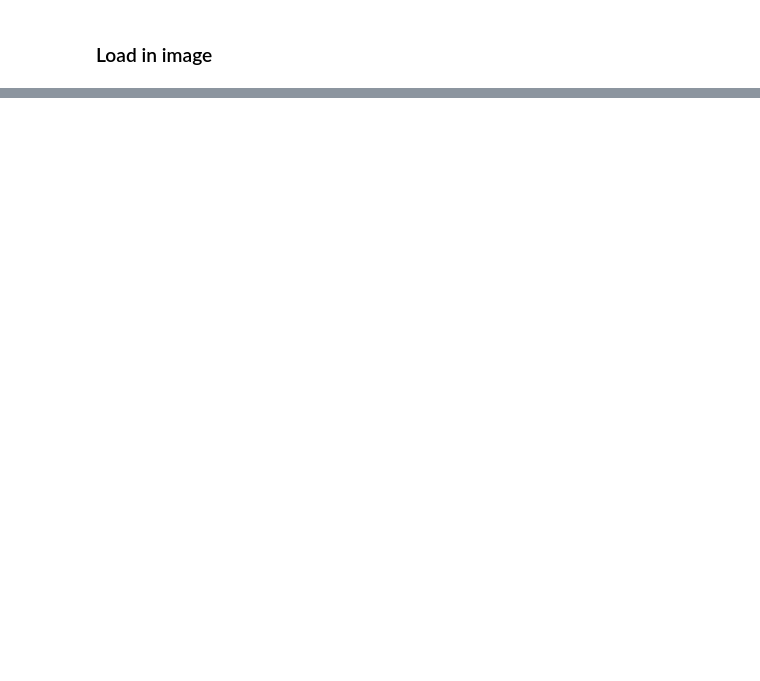
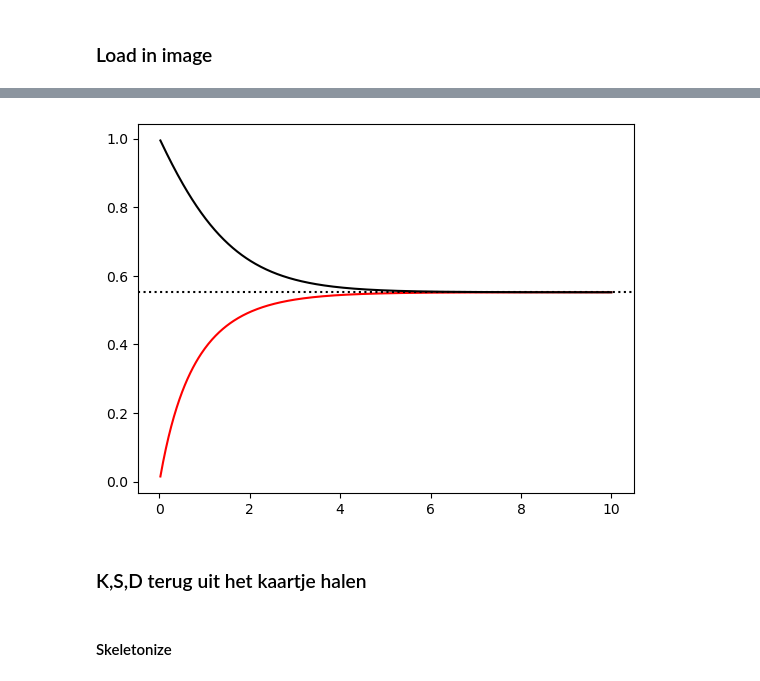
Before and after one commit to fligt/ukiyo-e-notebooks, a Jupyter notebook: nbs/tessa/03_RGB_histogram.ipynb, the cells around one changed output, grey strips where cells are left out. Drawn from its saved outputs; the diff is of its cells as text; code cells hidden in the pictures; blank space fills up the shorter version.

```diff
--- a/nbs/tessa/03_RGB_histogram.ipynb
+++ b/nbs/tessa/03_RGB_histogram.ipynb
@@ -284,0 +158,15 @@ plt.show()
+# %%
+def R_KM_scalar(K, S, D, Rg):
+    a = (K + S) / S
+    b = np.sqrt(a*a - 1)
+    return (1 - Rg*(a - b/np.tanh(b*S*D))) / (a - Rg + b/np.tanh(b*S*D))
+
+D = np.linspace(0, 10, 500)
+plt.plot(D, R_KM_scalar(K[0], S[0], D, 0), color = 'red')
+plt.plot(D, R_KM_scalar(K[0], S[0], D, 1), color = 'k')
+plt.axhline(R_inf_true[0], color = 'k', ls = 'dotted')
+plt.show()
+# %% [output]
+[figure, added]
+# %% [markdown]
+### K,S,D terug uit het kaartje halen
@@ -284,0 +234,2 @@ plt.show()
+# %% [markdown]
+#### Skeletonize
```
Also changed, not shown: parts of 30 cells of this notebook.
